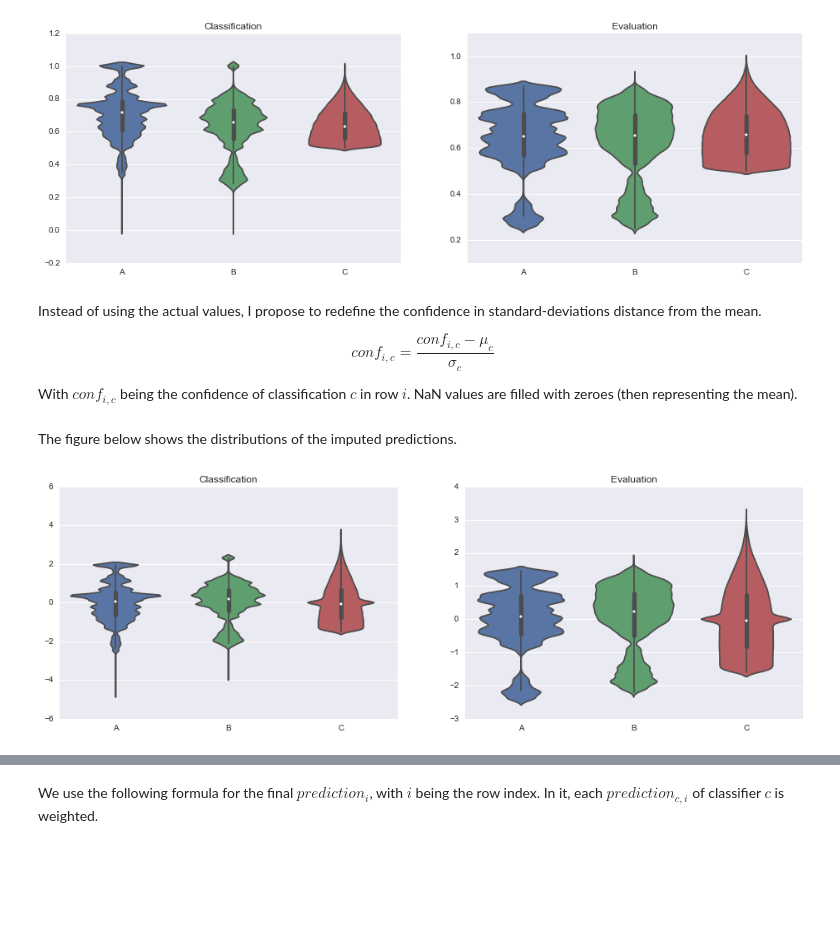
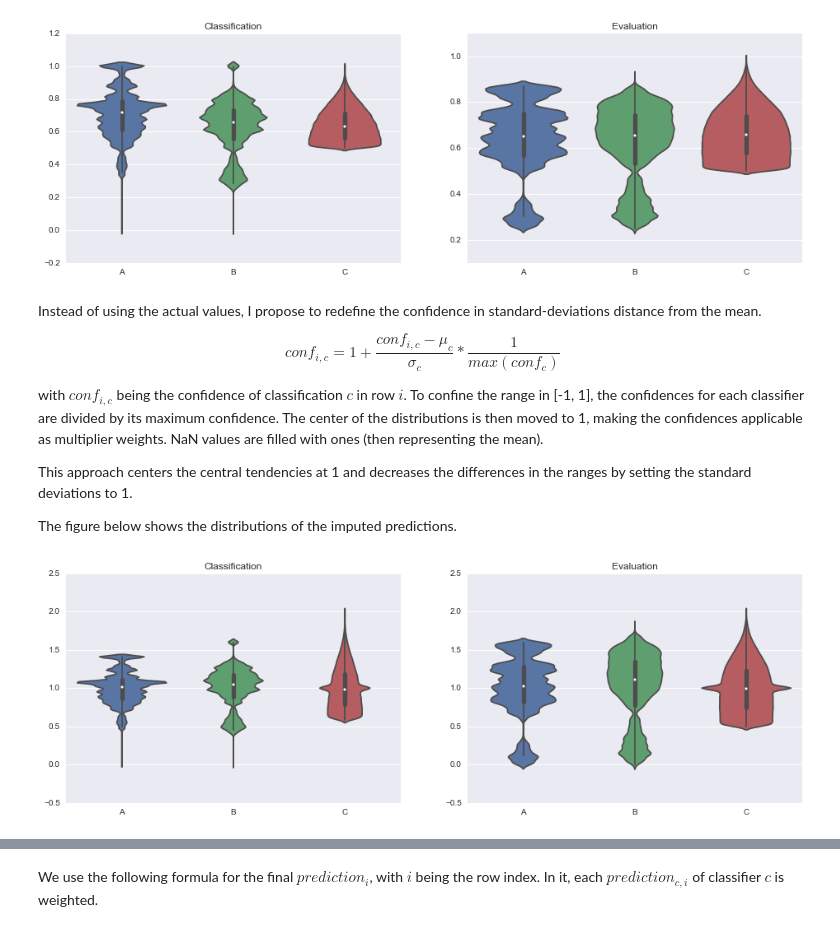
Before and after one commit to busfahren/dmc-results, a Jupyter notebook: merge.ipynb, the cells around one changed output, grey strips where cells are left out. Saved outputs shown, nothing was run; the diff lists cells and outputs as text; code cells hidden in the pictures; blank space fills up the shorter version.

```diff
--- a/merge.ipynb
+++ b/merge.ipynb
@@ -38,17 +42,19 @@ confidence_plot(class_predictions, test_predictions)
 # %% [markdown]
 Instead of using the actual values, I propose to redefine the confidence in standard-deviations distance from the mean.
 
-$$ conf_{i,c} = \frac{conf_{i,c} - \mu_c}{\sigma_c} $$
+$$ conf_{i,c} = 1 + \frac{conf_{i,c} - \mu_c}{\sigma_c} * \frac{1}{max(conf_c)}$$
 
-With $conf_{i,c}$ being the confidence of classification $c$ in row $i$. NaN values are filled with zeroes (then representing the mean).
+with $conf_{i,c}$ being the confidence of classification $c$ in row $i$. To confine the range in [-1, 1], the confidences for each classifier are divided by its maximum confidence. The center of the distributions is then moved to 1, making the confidences applicable as multiplier weights. NaN values are filled with ones (then representing the mean).
+
+This approach centers the central tendencies at 1 and decreases the differences in the ranges by setting the standard deviations to 1.
+
+The figure below shows the distributions of the imputed predictions.
-# %% [markdown]
-The figure below shows the distributions of the imputed predictions.
 # %%
 # Impute zeroes and convert confidenes to std-distances
-class_imputed = merge.impute_confidences(class_predictions)
-test_imputed = merge.impute_confidences(test_predictions)
+class_imputed = merge.impute_confidence(class_predictions)
+test_imputed = merge.impute_confidence(test_predictions)
 
 # Violinplot for imputed data
 confidence_plot(class_imputed, test_imputed)
 # %% [output]
-[figure, old version]
+[figure, new version]
```
Also changed, not shown: parts of 22 cells of this notebook, 3 other files.
